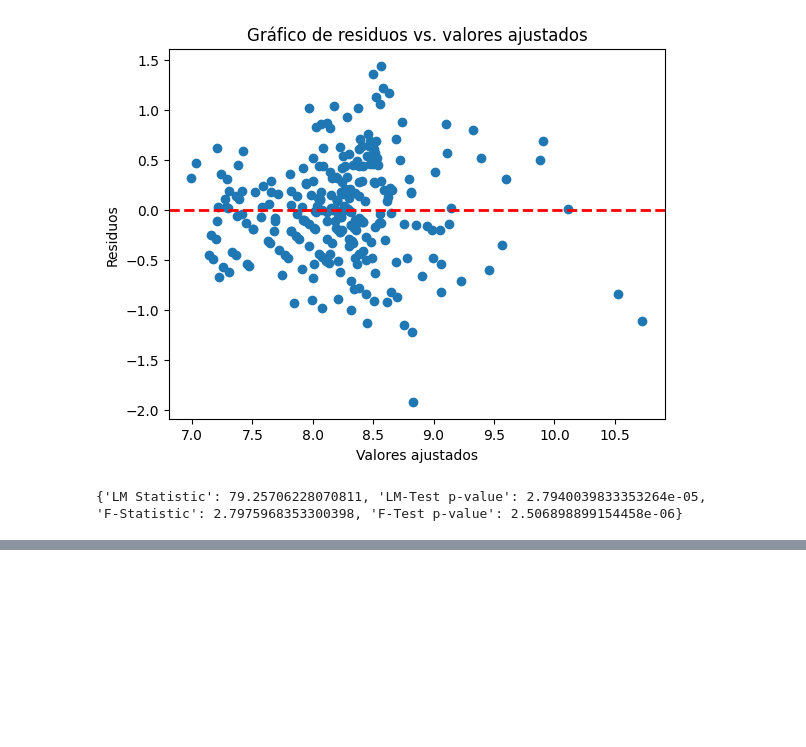
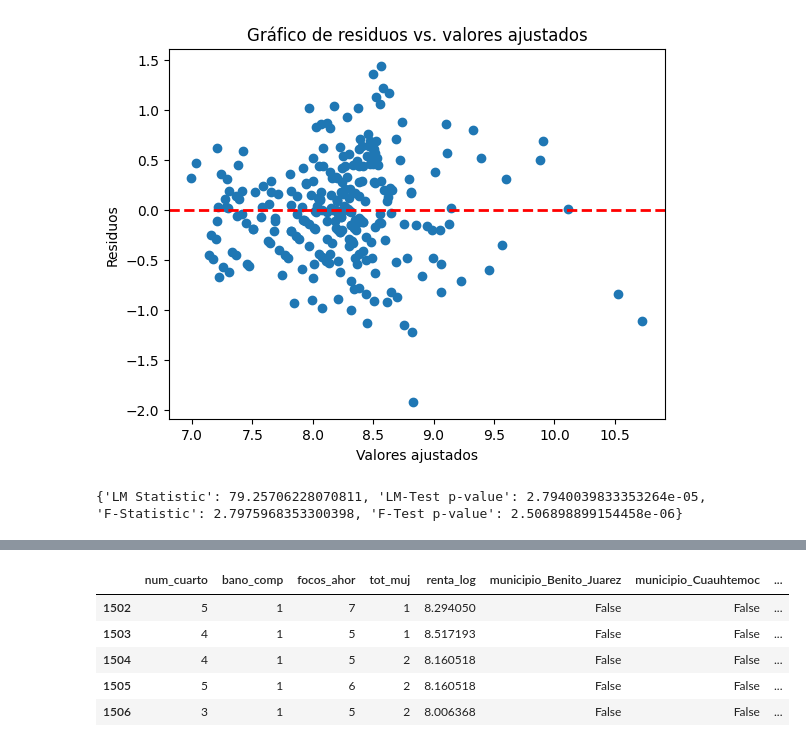
Before and after one commit to iserranoz/up_econometria, a Jupyter notebook: Proyecto_Econometría_logtransf.ipynb, the cells around one changed output, grey strips where cells are left out. Saved outputs shown, nothing was run; the diff lists cells and outputs as text; code cells hidden in the pictures; blank space fills up the shorter version.

```diff
--- a/Proyecto_Econometría_logtransf.ipynb
+++ b/Proyecto_Econometría_logtransf.ipynb
@@ -349,0 +416,30 @@ df_2.head(5)
+# %%
+#Quitaremos las variables que no parecen ser significativas que son:
+#municipio_Azcapotzalco
+#municipio_Coyoacan
+#municipio_Cuajimalpa_De_Morelos
+#municipio_Gustavo_A_Madero
+#municipio_Iztacalco
+#municipio_Iztapalapa
+#municipio_La_Magdalena_Contreras
+#municipio_Tlahuac
+#municipio_Tlalpan
+#municipio_Venustiano_Carranza
+
+#antiguedad
+#cuart_dorm
+
+df_numerico_n = df_numerico.drop(columns=['municipio_Azcapotzalco', 'municipio_Coyoacan',
+                                        'municipio_Cuajimalpa_De_Morelos', 'municipio_Gustavo_A_Madero',
+                                        'municipio_Iztacalco', 'municipio_Iztapalapa',
+                                        'municipio_La_Magdalena_Contreras', 'municipio_Tlahuac',
+                                        'municipio_Tlalpan', 'municipio_Venustiano_Carranza',
+                                        'antiguedad','cuart_dorm','tot_hom'])
+df_numerico_n.head()
+# %% [output]
+|  | num_cuarto | bano_comp | focos_ahor | tot_muj | renta_log | municipio_Benito_Juarez | municipio_Cuauhtemoc | ... |
+| 1502 | 5 | 1 | 7 | 1 | 8.294050 | False | False | ... |
+| 1503 | 4 | 1 | 5 | 1 | 8.517193 | False | False | ... |
+| 1504 | 4 | 1 | 5 | 2 | 8.160518 | False | False | ... |
+| 1505 | 5 | 1 | 6 | 2 | 8.160518 | False | False | ... |
+| 1506 | 3 | 1 | 5 | 2 | 8.006368 | False | False | ... |
```
Also changed, not shown: parts of 6 cells of this notebook.
